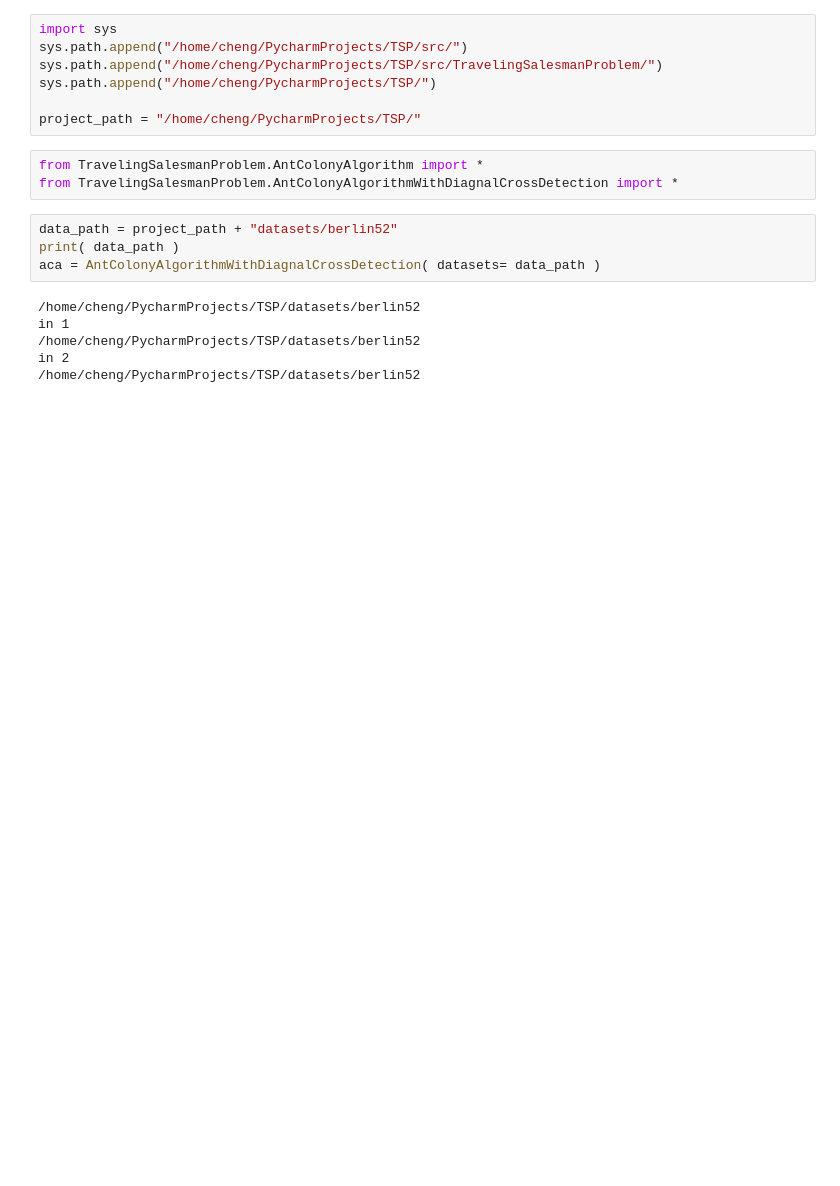
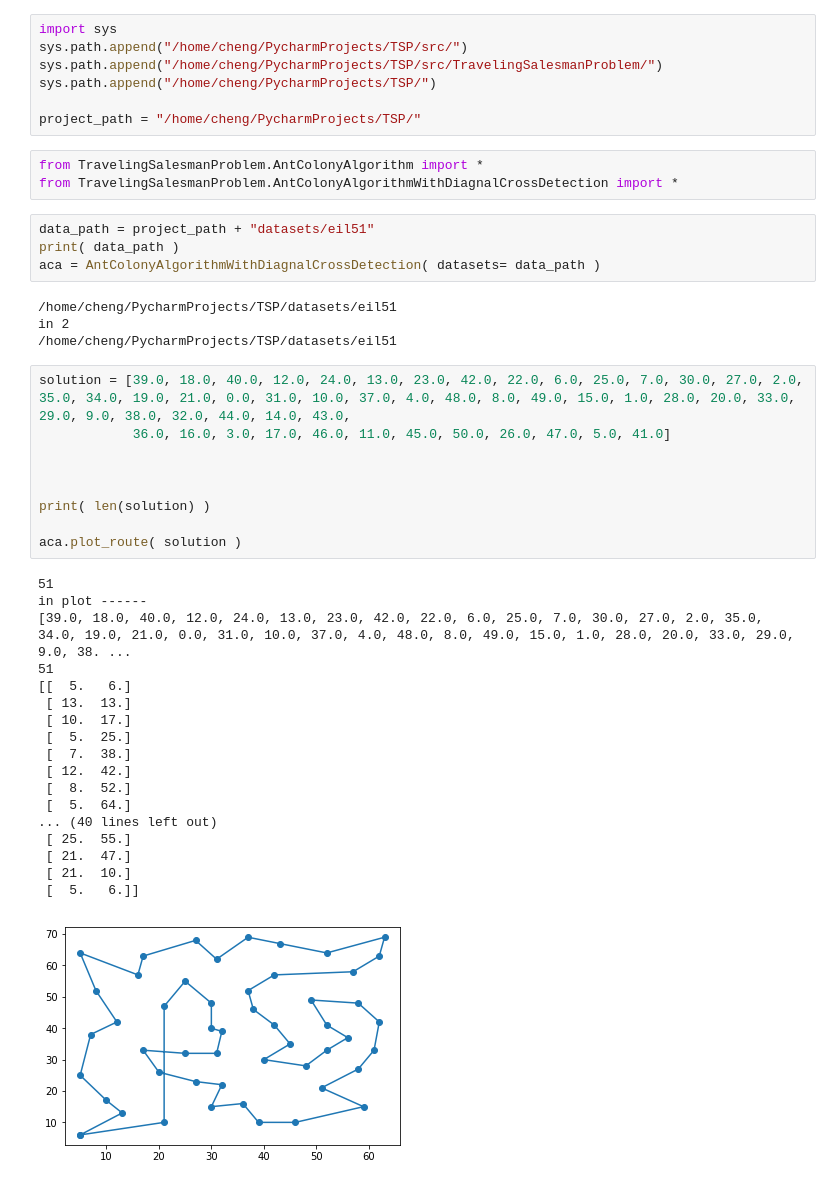
Before and after one commit to 2016cxg/MinMax-MTSP-based-on-limited-cities-ACO-and-cross-avoidance, a Jupyter notebook: src/test.ipynb, the cells around one changed output. Saved outputs shown, nothing was run; the diff lists cells and outputs as text; blank space fills up the shorter version.

```diff
--- a/src/test.ipynb
+++ b/src/test.ipynb
@@ -9,12 +9,38 @@ project_path = "/home/cheng/PycharmProjects/TSP/"
 from TravelingSalesmanProblem.AntColonyAlgorithm import *
 from TravelingSalesmanProblem.AntColonyAlgorithmWithDiagnalCrossDetection import *
 # %%
-data_path = project_path + "datasets/berlin52"
+data_path = project_path + "datasets/eil51"
 print( data_path )
 aca = AntColonyAlgorithmWithDiagnalCrossDetection( datasets= data_path )
 # %% [output]
-/home/cheng/PycharmProjects/TSP/datasets/berlin52
-in 1
-/home/cheng/PycharmProjects/TSP/datasets/berlin52
+/home/cheng/PycharmProjects/TSP/datasets/eil51
 in 2
-/home/cheng/PycharmProjects/TSP/datasets/berlin52
+/home/cheng/PycharmProjects/TSP/datasets/eil51
+# %%
+solution = [39.0, 18.0, 40.0, 12.0, 24.0, 13.0, 23.0, 42.0, 22.0, 6.0, 25.0, 7.0, 30.0, 27.0, 2.0, 35.0, 34.0, 19.0, 21.0, 0.0, 31.0, 10.0, 37.0, 4.0, 48.0, 8.0, 49.0, 15.0, 1.0, 28.0, 20.0, 33.0, 29.0, 9.0, 38.0, 32.0, 44.0, 14.0, 43.0,
+            36.0, 16.0, 3.0, 17.0, 46.0, 11.0, 45.0, 50.0, 26.0, 47.0, 5.0, 41.0]
+
+
+
+print( len(solution) )
+
+aca.plot_route( solution )
+# %% [output]
+51
+in plot ------
+[39.0, 18.0, 40.0, 12.0, 24.0, 13.0, 23.0, 42.0, 22.0, 6.0, 25.0, 7.0, 30.0, 27.0, 2.0, 35.0, 34.0, 19.0, 21.0, 0.0, 31.0, 10.0, 37.0, 4.0, 48.0, 8.0, 49.0, 15.0, 1.0, 28.0, 20.0, 33.0, 29.0, 9.0, 38. ...
+51
+[[  5.   6.]
+ [ 13.  13.]
+ [ 10.  17.]
+ [  5.  25.]
+ [  7.  38.]
+ [ 12.  42.]
+ [  8.  52.]
+ [  5.  64.]
+... (40 lines left out)
+ [ 25.  55.]
+ [ 21.  47.]
+ [ 21.  10.]
+ [  5.   6.]]
+[figure, added]
```
Also changed, not shown: parts of 8 cells of this notebook.
